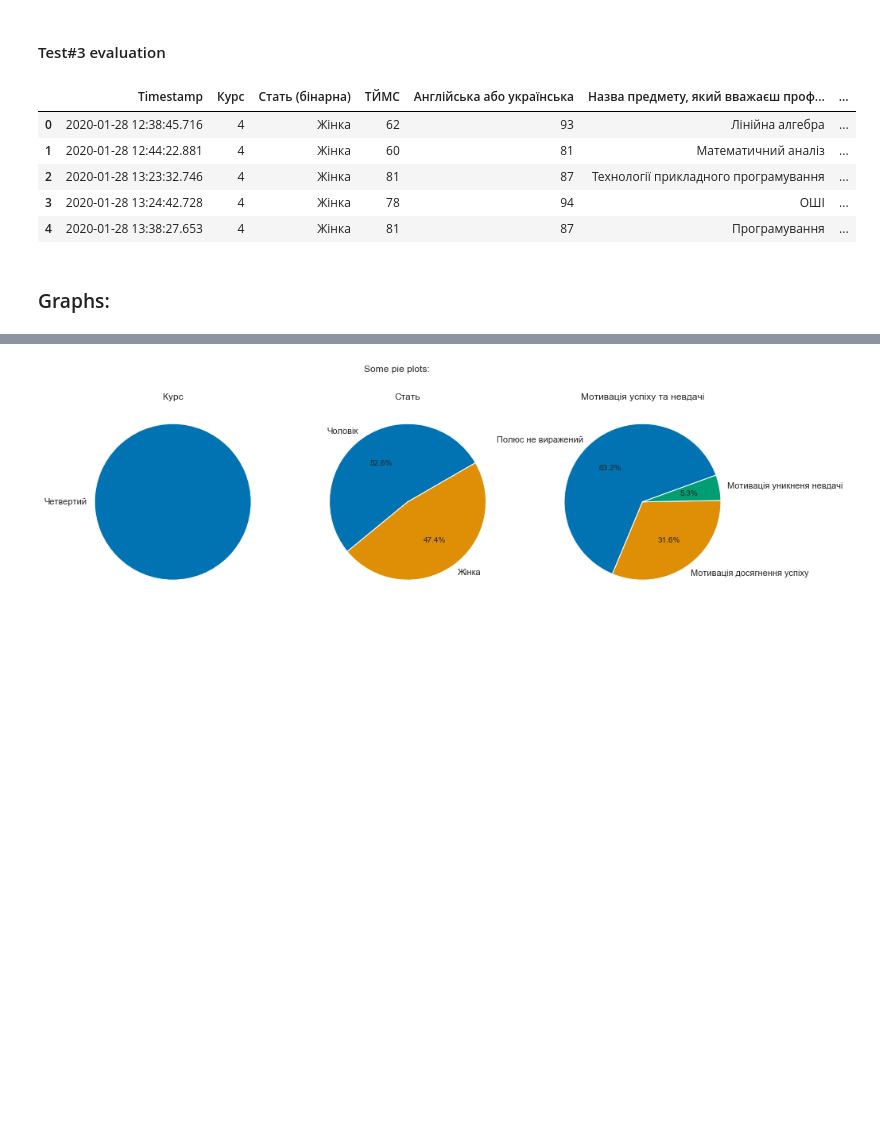
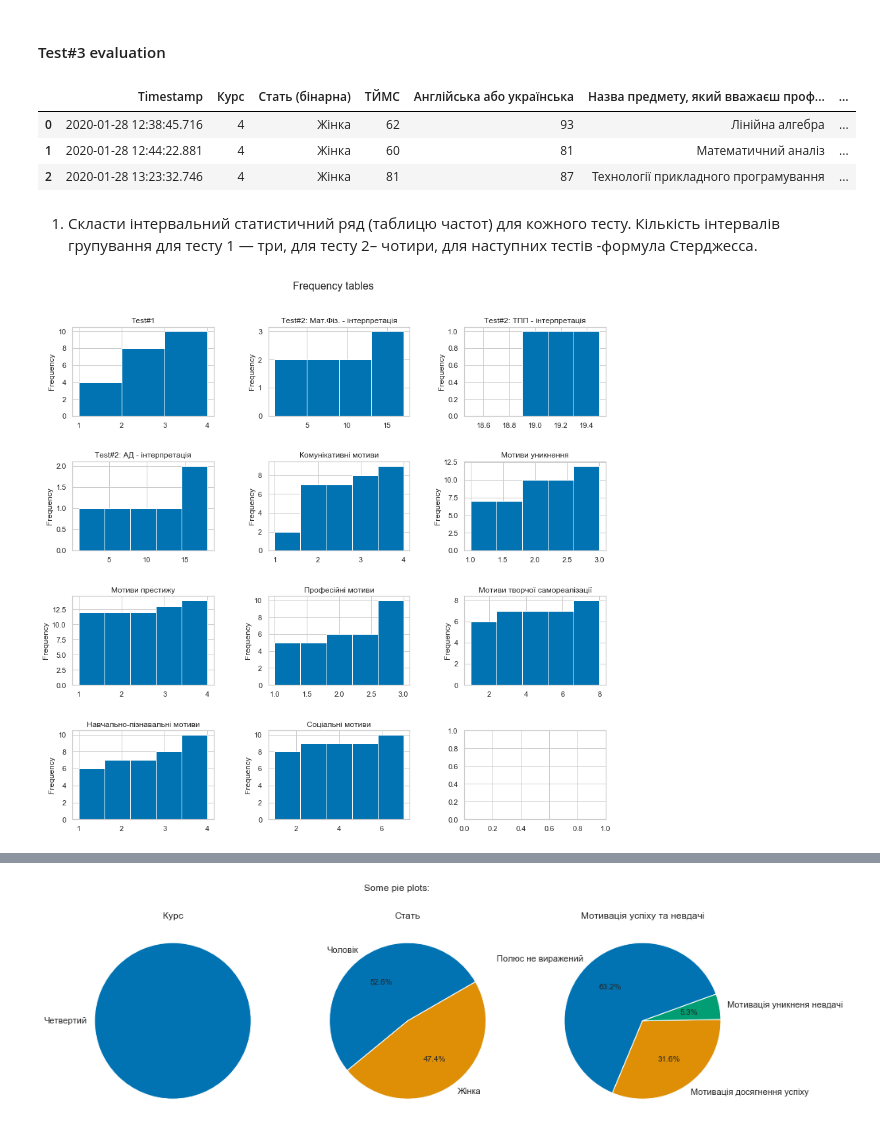
Before and after one commit to EddieKro/Data-Analysis, a Jupyter notebook: projects/poll/PM4_EDA.ipynb, the cells around one changed output, grey strips where cells are left out. Drawn from its saved outputs; the diff is of its cells as text; code cells hidden in the pictures; blank space fills up the shorter version.

Commit message:
Added Freq Tables + minor

```diff
--- a/projects/poll/PM4_EDA.ipynb
+++ b/projects/poll/PM4_EDA.ipynb
@@ -108,3 +106,12 @@ scales_dict = {
     'Навчально-пізнавальні мотиви': np.array([17,18,20,21,22,23,24])-1,
     'Соціальні мотиви': np.array([11,16,25,31,33])-1,
 }
+for key in scales_dict.keys():
+    data[key] = data[test_3_cols].iloc[:,scales_dict[key]].mean(axis=1).round(4)
+
+data.head(3)
+# %% [output]
+|  | Timestamp | Курс | Стать (бінарна) | ТЙМС | Англійська або українська | Назва предмету, який вважаєш проф... | ... |
+| 0 | 2020-01-28 12:38:45.716 | 4 | Жінка | 62 | 93 | Лінійна алгебра | ... |
+| 1 | 2020-01-28 12:44:22.881 | 4 | Жінка | 60 | 81 | Математичний аналіз | ... |
+| 2 | 2020-01-28 13:23:32.746 | 4 | Жінка | 81 | 87 | Технології прикладного програмування | ... |
@@ -114,11 +117,0 @@ for key in scales_dict.keys():
-# %%
-data.head()
-# %% [output]
-|  | Timestamp | Курс | Стать (бінарна) | ТЙМС | Англійська або українська | Назва предмету, який вважаєш проф... | ... |
-| 0 | 2020-01-28 12:38:45.716 | 4 | Жінка | 62 | 93 | Лінійна алгебра | ... |
-| 1 | 2020-01-28 12:44:22.881 | 4 | Жінка | 60 | 81 | Математичний аналіз | ... |
-| 2 | 2020-01-28 13:23:32.746 | 4 | Жінка | 81 | 87 | Технології прикладного програмування | ... |
-| 3 | 2020-01-28 13:24:42.728 | 4 | Жінка | 78 | 94 | ОШІ | ... |
-| 4 | 2020-01-28 13:38:27.653 | 4 | Жінка | 81 | 87 | Програмування | ... |
-# %% [markdown]
-### Graphs:
@@ -129,0 +118,27 @@ def correct_labels(i):
+# %% [markdown]
+1. Скласти інтервальний статистичний ряд (таблицю частот) для кожного тесту. Кількість інтервалів групування для тесту 1 — три, для тесту 2– чотири, для наступних тестів -формула Стерджесса.
+# %%
+def plot_cumulative_hist(ax,col,bins):
+    data[col].value_counts().plot(ax=ax,kind='hist',cumulative=True,bins=bins,title=col)
+
+def sturges(n):
+    return 1 + np.log2(n)
+
+tests = ['Test#1','Test#2: Мат.Фіз. - інтерпретація','Test#2: ТПП - інтерпретація','Test#2: АД - інтерпретація','Комунікативні мотиви','Мотиви уникнення','Мотиви престижу','Професійні мотиви','Мотиви творчої самореалізації','Навчально-пізнавальні мотиви','Соціальні мотиви']
+fig, axs = plt.subplots(4,3,figsize=(12,12))
+fig.tight_layout(h_pad=5, w_pad=5)
+fig.suptitle('Frequency tables',fontsize=16)
+
+for i in range(len(tests)):
+    i1,i2 = i//3,i%3
+    if i==0:
+        bins=3
+    elif i==1:
+        bins=4
+    else:
+        bins = int(sturges(data.shape[0]))
+
+    plot_cumulative_hist(axs[i1,i2],tests[i],bins)
+fig.subplots_adjust(top=0.9)
+# %% [output]
+[figure, added]
```
Also changed, not shown: parts of 23 cells of this notebook, 5 other files.
